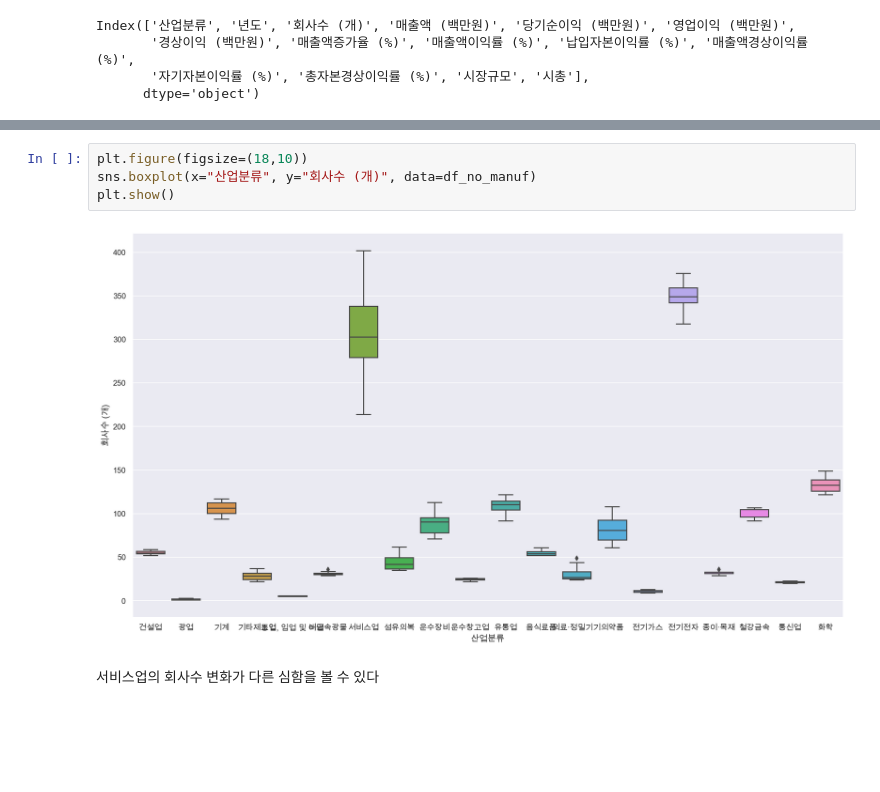
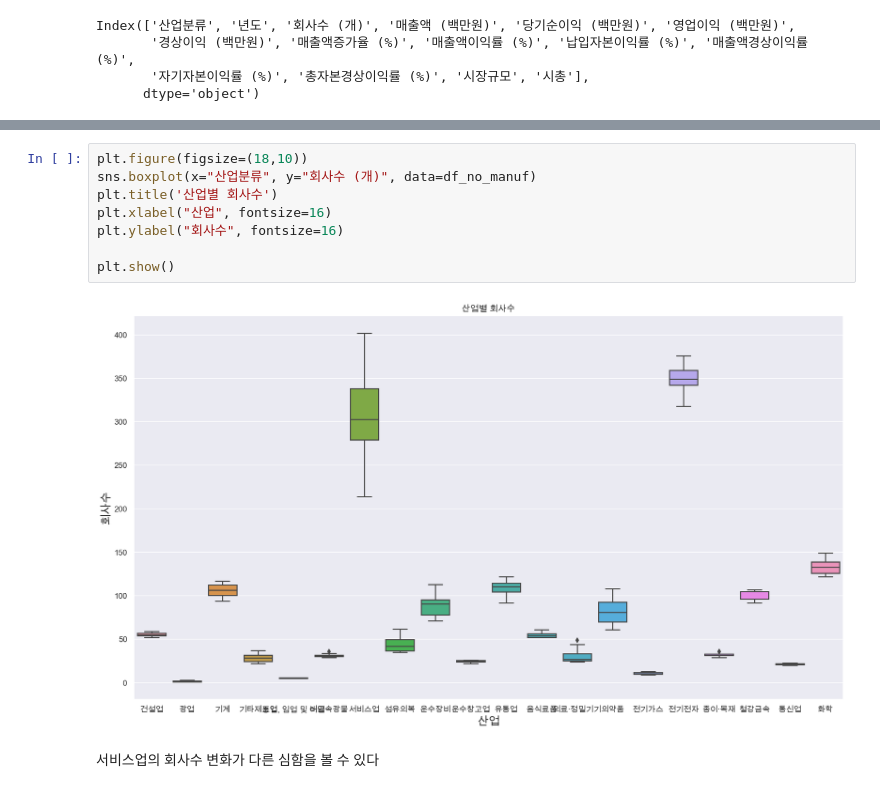
Before and after one commit to dss-16th/eda-repo-1, a Jupyter notebook: norm_max_preprocessing.ipynb, the cells around one changed output, grey strips where cells are left out. Drawn from its saved outputs; the diff is of its cells as text; blank space fills up the shorter version.

```diff
--- a/norm_max_preprocessing.ipynb
+++ b/norm_max_preprocessing.ipynb
@@ -100,9 +100,13 @@ df_no_manuf.describe()
 # %%
 plt.figure(figsize=(18,10))
 sns.boxplot(x="산업분류", y="회사수 (개)", data=df_no_manuf)
+plt.title('산업별 회사수')
+plt.xlabel("산업", fontsize=16)
+plt.ylabel("회사수", fontsize=16)
+
 plt.show()
 # %% [output]
-[figure, old version]
+[figure, new version]
 # %% [markdown]
 서비스업의 회사수 변화가 다른 심함을 볼 수 있다
 # %%
```
Also changed, not shown: parts of 41 cells of this notebook.
